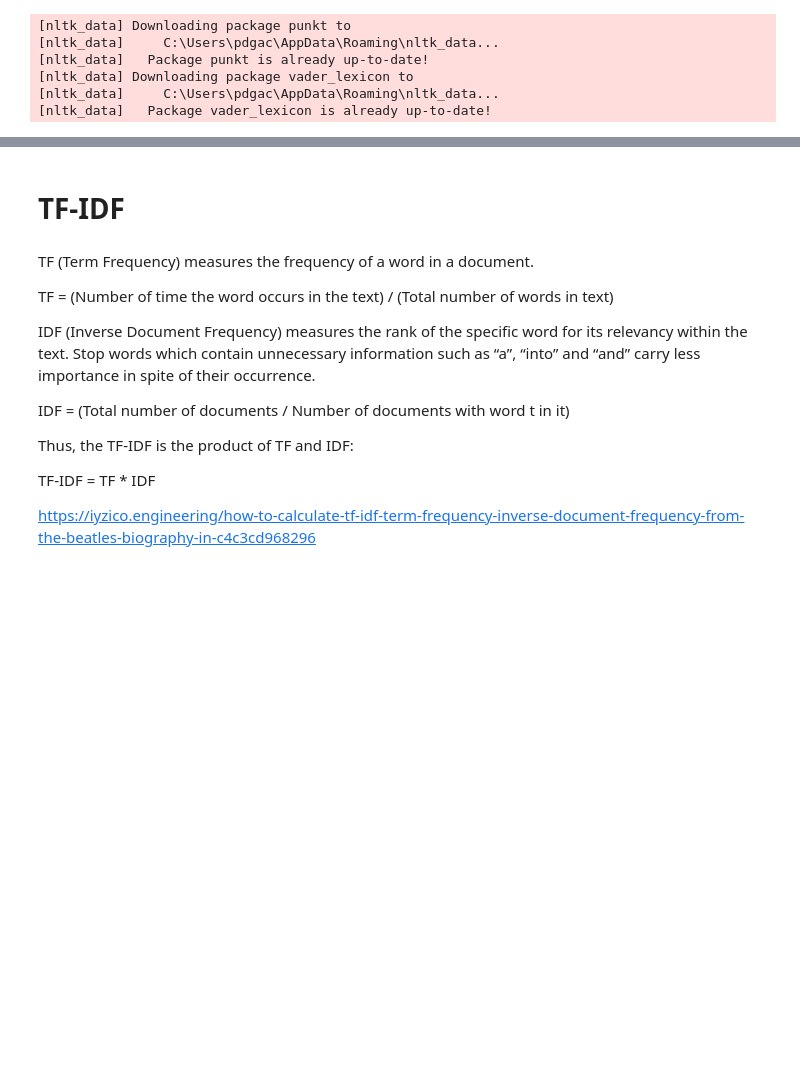
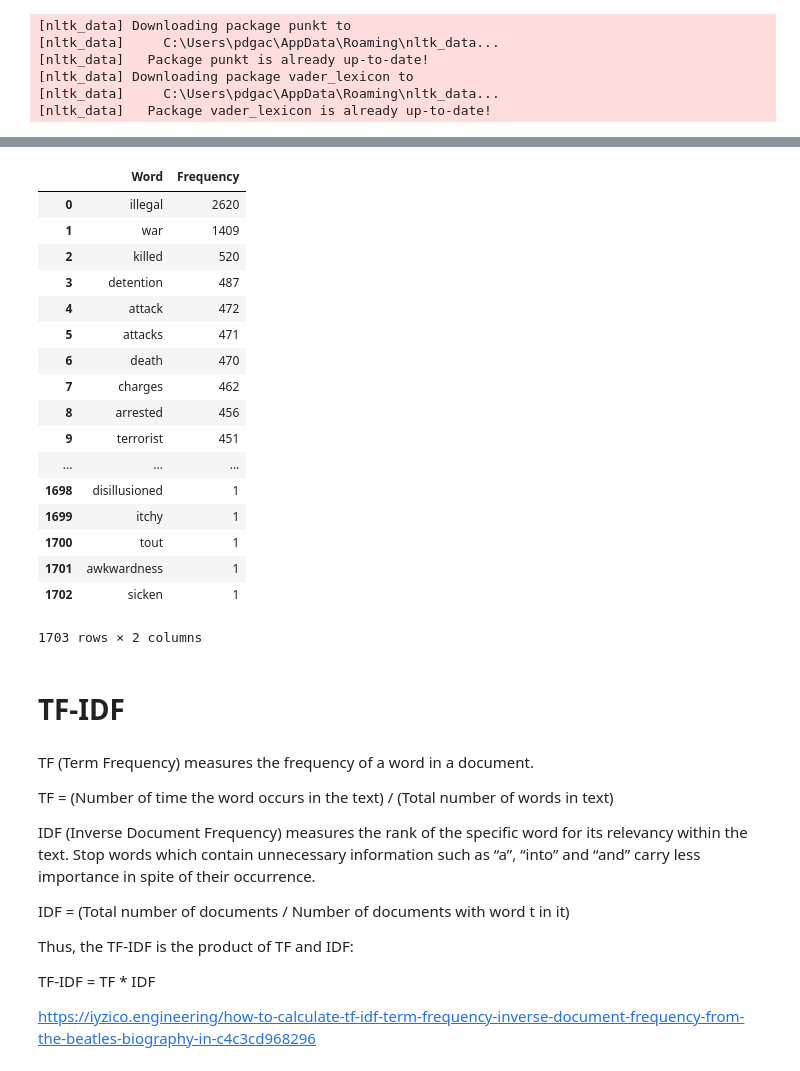
Before and after one commit to gcarvajal1222/Sentiment-Analysis-NYT-Immigration-Articles, a Jupyter notebook: NYT API python Sentiment Analysis.ipynb, the cells around one changed output, grey strips where cells are left out. Cells and saved outputs as stored; diff of their text form; code cells hidden in the pictures; blank space fills up the shorter version.

```diff
--- a/NYT API python Sentiment Analysis.ipynb
+++ b/NYT API python Sentiment Analysis.ipynb
@@ -75 +77,8 @@ df = pd.read_csv('Sentiment-Analysis-NYT-Articlesdir\\allNYTSearch1980to2020.txt
+# %%
+#df['response.docs._id'].duplicated().any()
+
+#df[df.duplicated(['response.docs._id'])]
+
+df.drop_duplicates(subset ="response.docs._id",
+                     keep = False, inplace = True)
 # %%
@@ -258,3 +382,38 @@ NameError: name 'lists_sentiment_P_N_N' is not defined
+# %%
+List_of_negative_words_in_corpus = []
+for y in lists_sentiment_P_N_N:
+    List_of_negative_words_in_corpus.append(y['Negative'])
+
+flat_list_negative_words = [item for sublist in List_of_negative_words_in_corpus for item in sublist]
+
+
+word_dist = nltk.FreqDist(flat_list_negative_words)
+top_N = len(word_dist)
+
+    #creating a dataframe of these words plus id so later we can merge.
+df_negaitve_words= pd.DataFrame(word_dist.most_common(top_N),  #C_UW_F = category unique word final
+                    columns=['Word', 'Frequency'])
+# %%
+df_negaitve_words
+# %% [output]
+|  | Word | Frequency |
+| 0 | illegal | 2620 |
+| 1 | war | 1409 |
+| 2 | killed | 520 |
+| 3 | detention | 487 |
+| 4 | attack | 472 |
+| 5 | attacks | 471 |
+| 6 | death | 470 |
+| 7 | charges | 462 |
+| 8 | arrested | 456 |
+| 9 | terrorist | 451 |
+| ... | ... | ... |
+| 1698 | disillusioned | 1 |
+| 1699 | itchy | 1 |
+| 1700 | tout | 1 |
+| 1701 | awkwardness | 1 |
+| 1702 | sicken | 1 |
+1703 rows × 2 columns
 # %% [markdown]
 # TF-IDF
 # %% [markdown]
```
Also changed, not shown: parts of 24 cells of this notebook, 6 other files.
